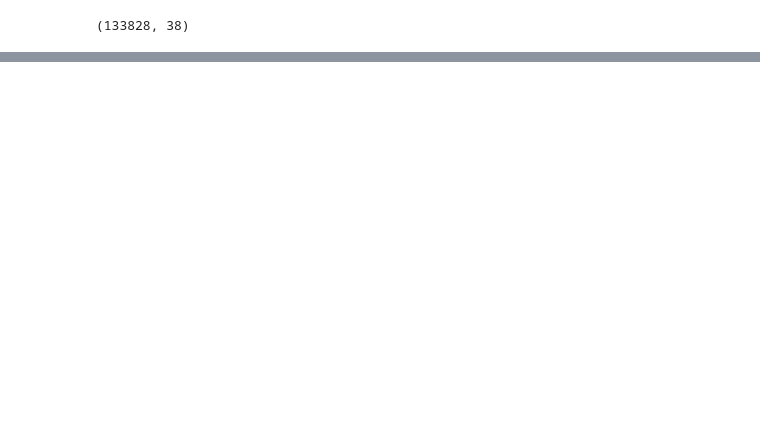
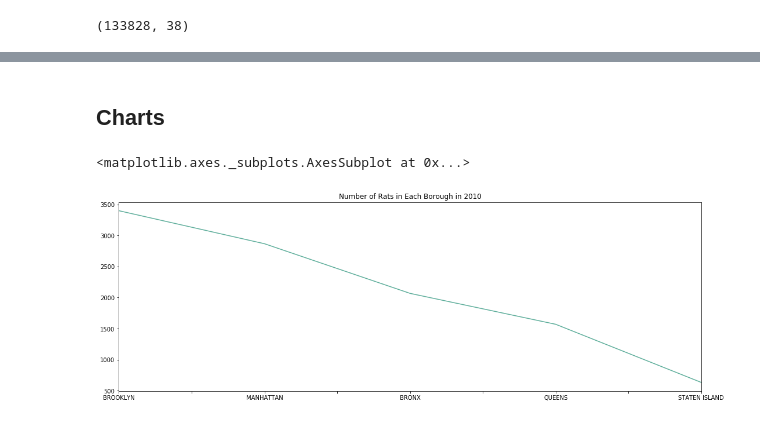
Before and after one commit to aow207/data-studio-projects, a Jupyter notebook: Rats/Rats.ipynb, the cells around one changed output, grey strips where cells are left out. Cells and saved outputs as stored; diff of their text form; code cells hidden in the pictures; blank space fills up the shorter version.

Commit message:
Charts

```diff
--- a/Rats/Rats.ipynb
+++ b/Rats/Rats.ipynb
@@ -69,3 +69,23 @@ df.head()
 | 2 | 32989859 | 03/25/2016 12:00:00 AM | 04/05/2016 12:24:24 PM | DOHMH | Department of Health and Mental H... | Rodent | Rat Sighting | ... |
 | 3 | 35383418 | 01/31/2017 12:00:00 AM | 02/06/2017 12:00:00 AM | DOHMH | Department of Health and Mental H... | Rodent | Rat Sighting | ... |
 | 4 | 36923956 | 08/11/2017 12:00:00 AM | 09/15/2017 12:00:00 AM | DOHMH | Department of Health and Mental H... | Rodent | Rat Sighting | ... |
+# %% [markdown]
+## Charts
+# %%
+df_2010 = df[df['Year'] == 2010]
+df_2011 = df[df['Year'] == 2011]
+df_2012 = df[df['Year'] == 2012]
+df_2013 = df[df['Year'] == 2013]
+df_2014 = df[df['Year'] == 2014]
+df_2015 = df[df['Year'] == 2015]
+df_2016 = df[df['Year'] == 2016]
+df_2017 = df[df['Year'] == 2017]
+df_2018 = df[df['Year'] == 2018]
+# %%
+df_2010.Borough.value_counts().plot(
+           figsize=(18, 6),
+           title="Number of Rats in Each Borough in 2010",
+           color="#5EAE9B")
+# %% [output]
+<matplotlib.axes._subplots.AxesSubplot at 0x...>
+[figure, added]
```
Also changed, not shown: parts of 11 cells of this notebook, 18 other files.
